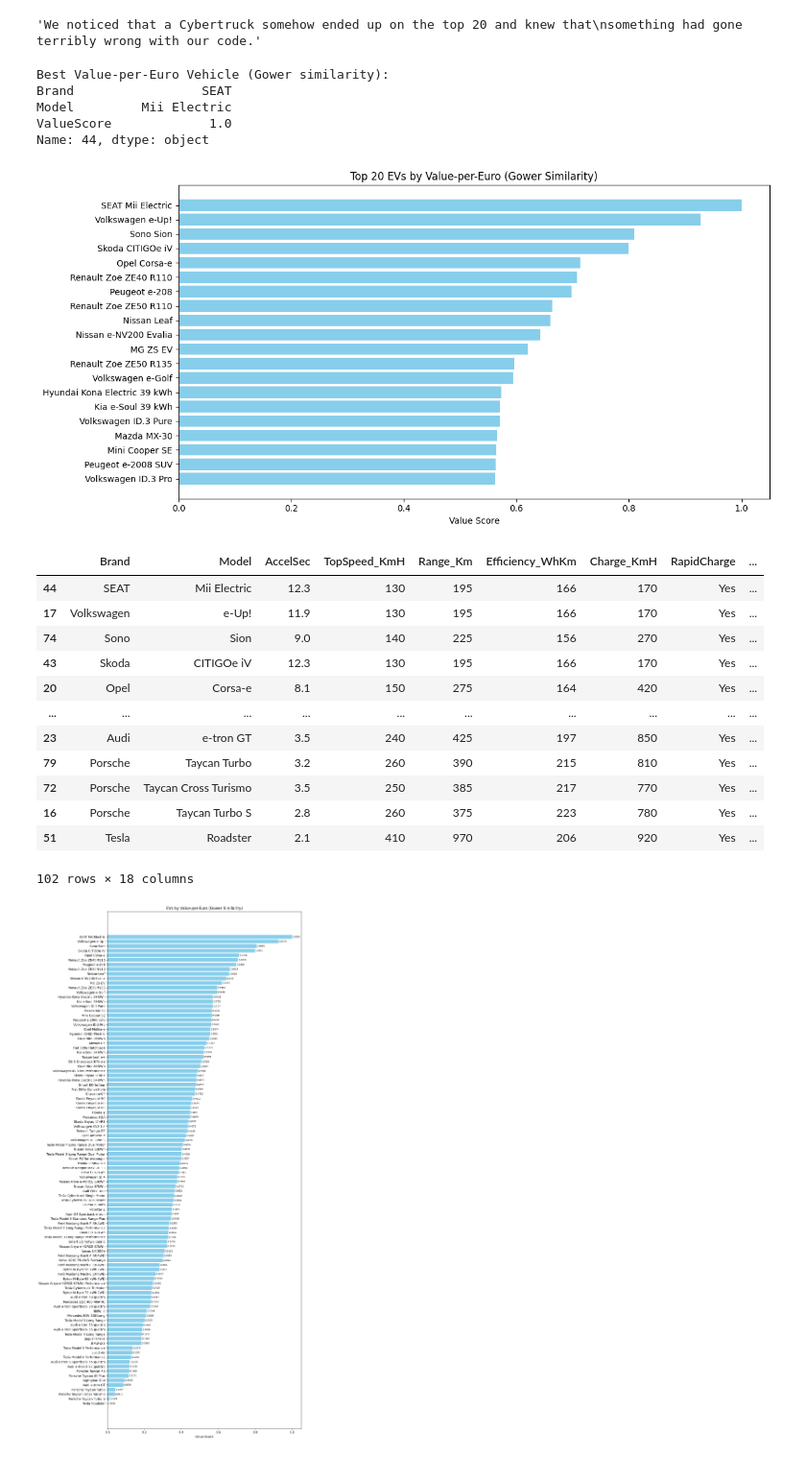
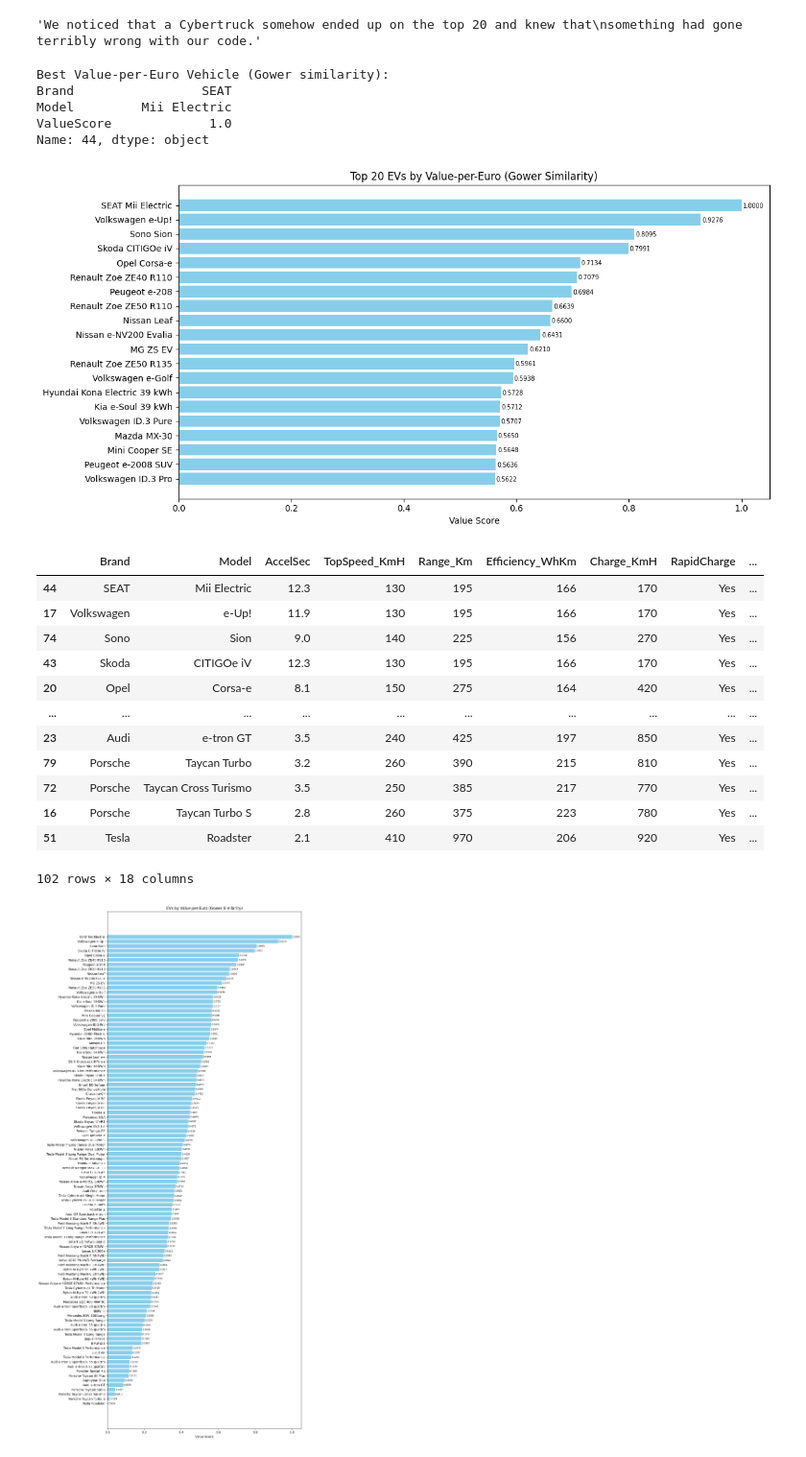
Before and after one commit to IAmEchino/INST414_Final_Project, a Jupyter notebook: inst_414_final_project.ipynb, the cells around one changed output. Shown at 96% size. Cells and saved outputs as stored; diff of their text form; code cells hidden in the pictures.

Commit message:
Updated the image output, now includes data labels

```diff
--- a/inst_414_final_project.ipynb
+++ b/inst_414_final_project.ipynb
@@ -55,35 +55,40 @@ df["RawValueScore"] = df["GowerSimilarity"] / df["PriceEuro"]
 df["ValueScore"] = (df["RawValueScore"] - df["RawValueScore"].min()) / (df["RawValueScore"].max() - df["RawValueScore"].min())
 
 # Sort and show top result
 top_vehicle = df.sort_values("ValueScore", ascending=False).iloc[0]
 
 # Output top vehicle details
 print("Best Value-per-Euro Vehicle (Gower similarity):")
 print(top_vehicle[["Brand", "Model", "ValueScore"]])
 
 # Visualization: top 20 vehicles by ValueScore
 top_20 = df.sort_values("ValueScore", ascending=False).head(20)
 plt.figure(figsize=(12, 6))
-plt.barh(top_20["Brand"] + " " + top_20["Model"], top_20["ValueScore"], color='skyblue')
+bars = plt.barh(top_20["Brand"] + " " + top_20["Model"], top_20["ValueScore"], color='skyblue')
 plt.xlabel("Value Score")
 plt.title("Top 20 EVs by Value-per-Euro (Gower Similarity)")
 plt.gca().invert_yaxis()
 plt.tight_layout()
+for bar in bars:
+    plt.text(bar.get_width() + 0.002,                # further to the right
+             bar.get_y() + bar.get_height()/2 + 0.05, # slightly shifted vertically
+             f"{bar.get_width():.4f}",
+             va='center', fontsize=7)
 plt.show()
 
 df.dropna()
 
 df.sort_values("ValueScore", ascending=False)
 # df.sort_values("ValueScore", ascending=True)
 
 # Visualization: top 20 vehicles by ValueScore
 # %% [output]
 Best Value-per-Euro Vehicle (Gower similarity):
 Brand                 SEAT
 Model         Mii Electric
 ValueScore             1.0
 Name: 44, dtype: object
-[figure, old version]
+[figure, new version]
 |  | Brand | Model | AccelSec | TopSpeed_KmH | Range_Km | Efficiency_WhKm | Charge_KmH | RapidCharge | ... |
 | 44 | SEAT | Mii Electric | 12.3 | 130 | 195 | 166 | 170 | Yes | ... |
 | 17 | Volkswagen | e-Up! | 11.9 | 130 | 195 | 166 | 170 | Yes | ... |
```
Also changed, not shown: parts of 1 cell of this notebook.
